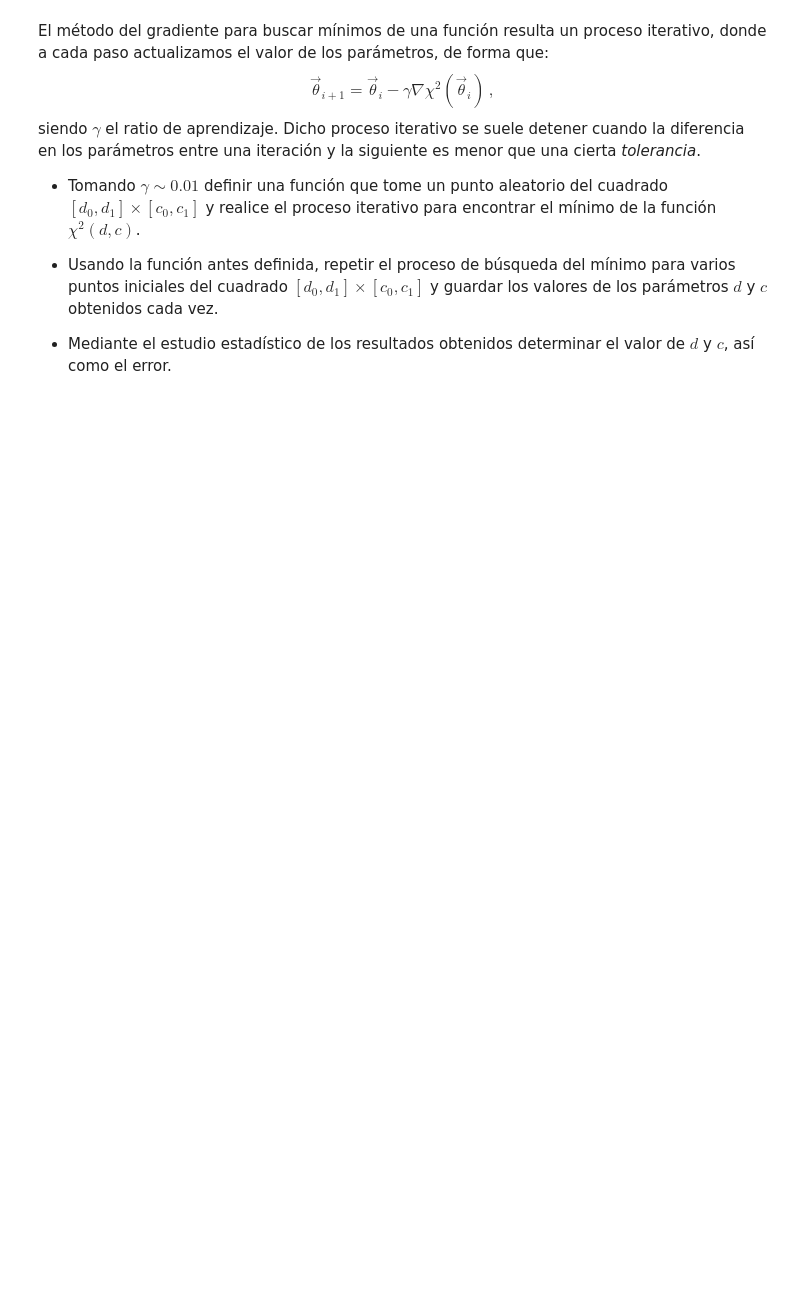
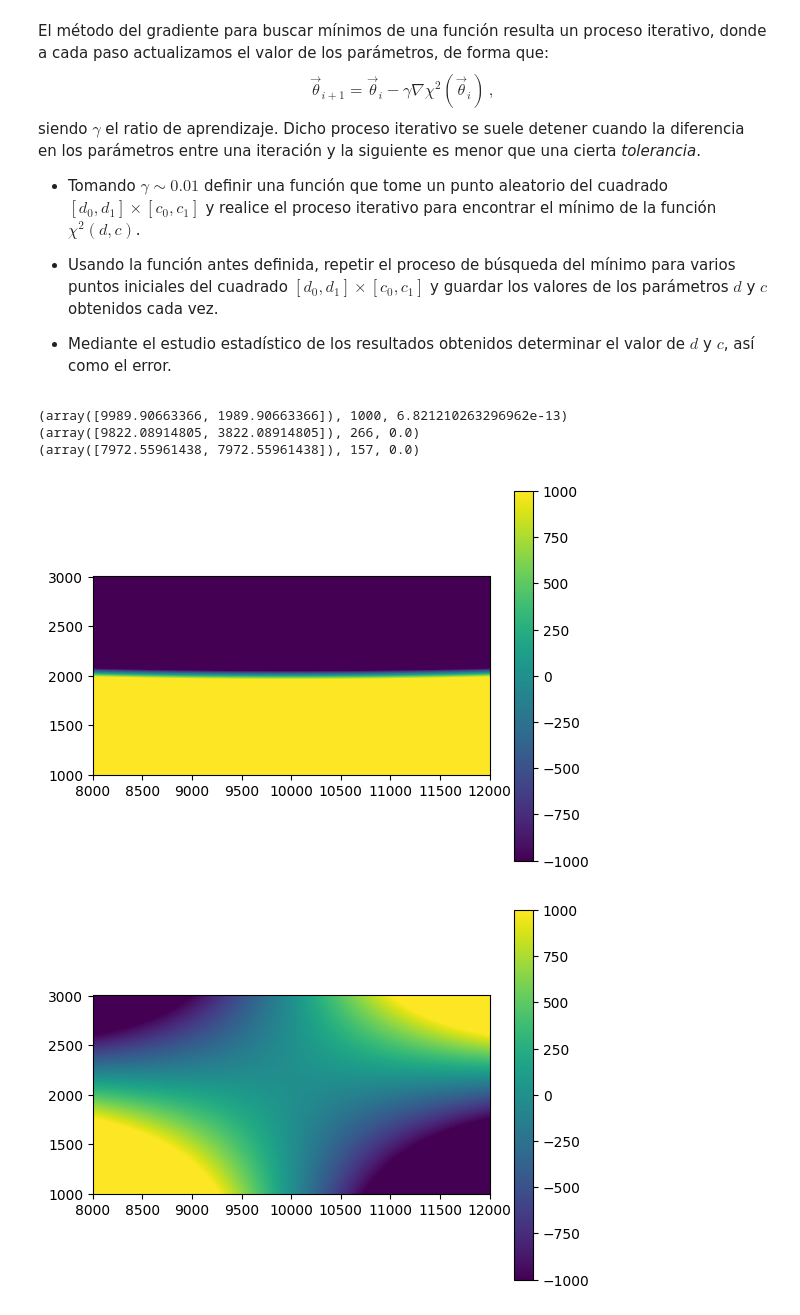
Before and after one commit to guillediaaazz/fiscomp-practices, a Jupyter notebook: war-problem-enunciados.ipynb, the cells around one changed output. Saved outputs shown, nothing was run; the diff lists cells and outputs as text; code cells hidden in the pictures; blank space fills up the shorter version.

```diff
--- a/war-problem-enunciados.ipynb
+++ b/war-problem-enunciados.ipynb
@@ -135,3 +171,52 @@ siendo $\gamma$ el ratio de aprendizaje. Dicho proceso iterativo se suele detene
 - Usando la función antes definida, repetir el proceso de búsqueda del mínimo para varios puntos iniciales del cuadrado $[d_0,d_1]\times[c_0,c_1]$ y guardar los valores de los parámetros $d$ y $c$ obtenidos cada vez.
 
 - Mediante el estudio estadístico de los resultados obtenidos determinar el valor de $d$ y $c$, así como el error.
+# %%
+tolerancia = 0.01
+
+def gradiente(f, shotsX, shotsY, d: float, c: float, step: float = 100) -> ndarray:
+    derivadaX = (f(shotsX, shotsY, d+step/2, c) - f(shotsX, shotsY, d-step/2, c))/step
+    derivadaY = (f(shotsX, shotsY, d, c+step/2) - f(shotsX, shotsY, d, c-step/2))/step
+    return derivadaX, derivadaY
+
+def minFind(f, shotsX, shotsY, x0: float, y0: float, rate: float=0.01, tol: float=1e-15, maxIter: int=1000 ) -> ndarray:
+    error = tol + 1
+    iter = 0
+    r0 = array([x0, y0])
+    while error > tol and iter < maxIter:
+        grad = gradiente(f, shotsX, shotsY, *r0)
+        r = r0 - rate*array(grad[0], grad[1])
+        error = norm(r-r0)
+        r0 = r
+        iter += 1
+    return r0, iter, error
+# %%
+print(minFind(chiSquared, shotsX, shotsY, 10000, 2000))
+print(minFind(chiSquared, shotsX, shotsY, 9000, 3000))
+print(minFind(chiSquared, shotsX, shotsY, 100, 100))
+# this is wrong
+# %% [output]
+(array([9989.90663366, 1989.90663366]), 1000, 6.821210263296962e-13)
+(array([9822.08914805, 3822.08914805]), 266, 0.0)
+(array([7972.55961438, 7972.55961438]), 157, 0.0)
+# %%
+# representación de las derivadas parciales
+dLinspace = linspace(d0, d1, N)
+cLinspace = linspace(c1, c0, N)
+chiMatrixGradD = zeros([dLinspace.size, cLinspace.size])
+chiMatrixGradC = zeros([dLinspace.size, cLinspace.size])
+for i in range(dLinspace.size):
+    for j in range(cLinspace.size):
+        chiMatrixGradD[i, j] = gradiente(chiSquared, shotsX, shotsY, dLinspace[i], cLinspace[j])[0]
+        chiMatrixGradC[i, j] = gradiente(chiSquared, shotsX, shotsY, dLinspace[i], cLinspace[j])[1]
+
+lim = 1000
+imshow(chiMatrixGradD, extent=[d0, d1, c0, c1], vmax=lim, vmin=-lim)
+colorbar()
+show()
+imshow(chiMatrixGradC, extent=[d0, d1, c0, c1], vmax=lim, vmin=-lim)
+colorbar()
+show()
+# %% [output]
+[figure, added]
+[figure, added]
```
Also changed, not shown: parts of 4 cells of this notebook.
